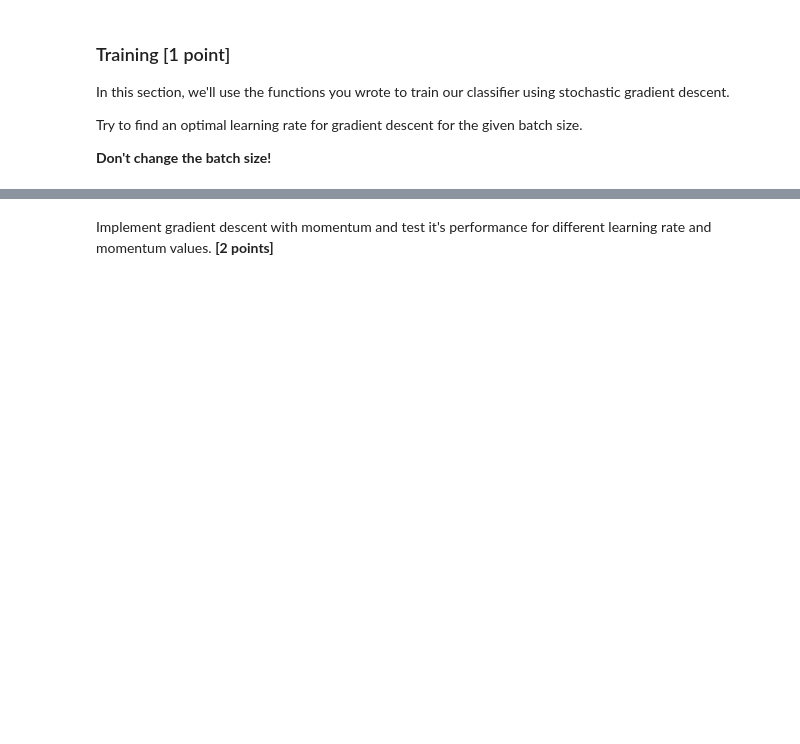
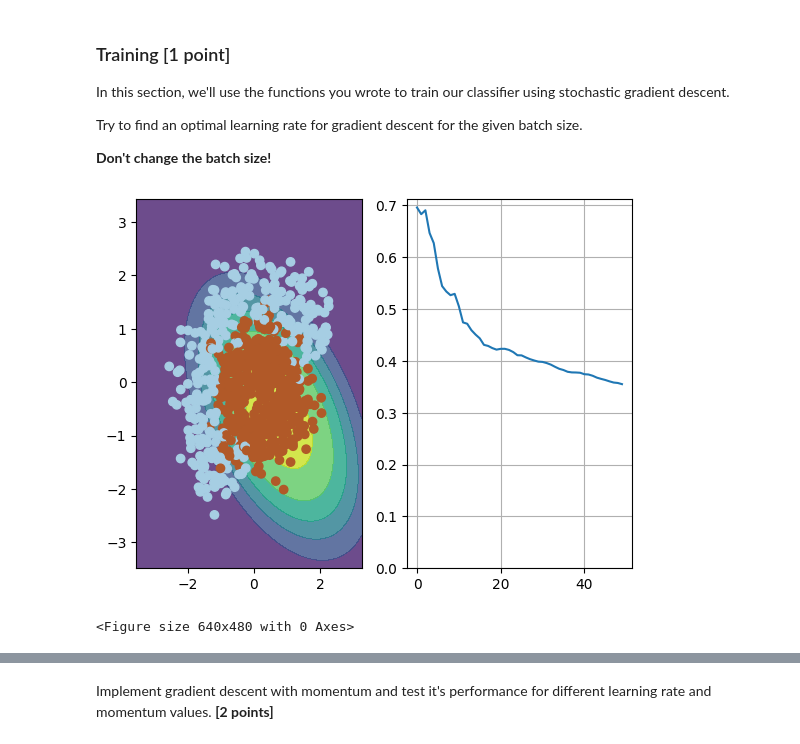
Before and after one commit to Sanjar-Javodov/Academic-projects, a Jupyter notebook: week01_backprop/adaptive_sgd.ipynb, the cells around one changed output, grey strips where cells are left out. Cells and saved outputs as stored; diff of their text form; code cells hidden in the pictures; blank space fills up the shorter version.

```diff
--- a/week01_backprop/adaptive_sgd.ipynb
+++ b/week01_backprop/adaptive_sgd.ipynb
@@ -116,12 +150,17 @@ The loss you should try to minimize is the Logistic Loss aka crossentropy aka ne
 
 $$ L =  - {1 \over N} \sum_i {y_i \cdot log P(y_i|x_i,w) + (1-y_i) \cdot log (1-P(y_i|x_i,w))}$$
 # %%
+# def compute_loss(X, y, w):
+#     """
+#     Given feature matrix X [n_samples,2], target vector y [n_samples] of +1/0,
+#     and weight vector w [6], compute scalar loss function using formula above.
+#     """
+#     return <your code here>
+
 def compute_loss(X, y, w):
-    """
-    Given feature matrix X [n_samples,2], target vector y [n_samples] of +1/0,
-    and weight vector w [6], compute scalar loss function using formula above.
-    """
-    return <your code here>
+    p = classify(X, w)
+    loss = - np.mean(y * np.log(p + 1e-9) + (1 - y) * np.log(1 - p + 1e-9))
+    return loss
 # %%
 dummy_y = np.array([0,1,0,1])
 dummy_loss = compute_loss(dummy_X,dummy_y,dummy_weights)
@@ -138,13 +177,18 @@ No, we won't be giving you the exact formula this time. Instead, try figuring ou
 
 As usual, we've made a small test for you, but if you need more, feel free to check your math against finite differences (estimate how L changes if you shift w by $10^{-5}$ or so).
 # %%
+# def compute_grad(X, y, w):
+#     """
+#     Given feature matrix X [n_samples,2], target vector y [n_samples] of +1/0,
+#     and weight vector w [6], compute vector [6] of derivatives of L over each weights.
+#     """
+#     return <your code here>
 
 def compute_grad(X, y, w):
-    """
-    Given feature matrix X [n_samples,2], target vector y [n_samples] of +1/0,
-    and weight vector w [6], compute vector [6] of derivatives of L over each weights.
-    """
-    return <your code here>
+    X_expanded = expand(X)
+    p = classify(X, w)
+    grad = np.dot(X_expanded.T, (p - y)) / X.shape[0]
+    return grad
 # %%
 #tests
 dummy_grads = compute_grad(dummy_X,dummy_y,dummy_weights)
@@ -192,21 +238,24 @@ Try to find an optimal learning rate for gradient descent for the given batch si
 
 **Don't change the batch size!**
 # %%
-w = np.array([0,0,0,0,0,1])
+w = np.array([0,0,0,0,0,1], dtype=float)
 
-
-alpha = <learning rate>
+alpha = 0.1  # learning rate
 
 n_iter = 50
 batch_size = 4
 loss = np.zeros(n_iter)
 plt.figure(figsize=(12,5))
 for i in range(n_iter):
     ind = np.random.choice(X.shape[0], batch_size)
     loss[i] = compute_loss(X, y, w)
     visualize(X[ind,:], y[ind], w, loss)
 
-    w = w - alpha * compute_grad(X[ind,:], y[ind], w)
+    grad = compute_grad(X[ind,:], y[ind], w)
+    w = w - alpha * grad
 
 visualize(X, y, w, loss)
 plt.clf()
+# %% [output]
+[figure, added]
+<Figure size 640x480 with 0 Axes>
```
Also changed, not shown: parts of 10 cells of this notebook.
